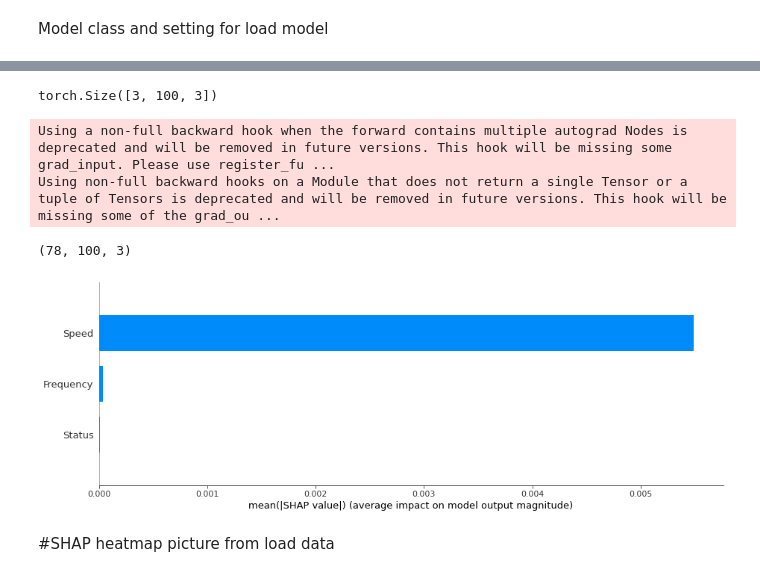
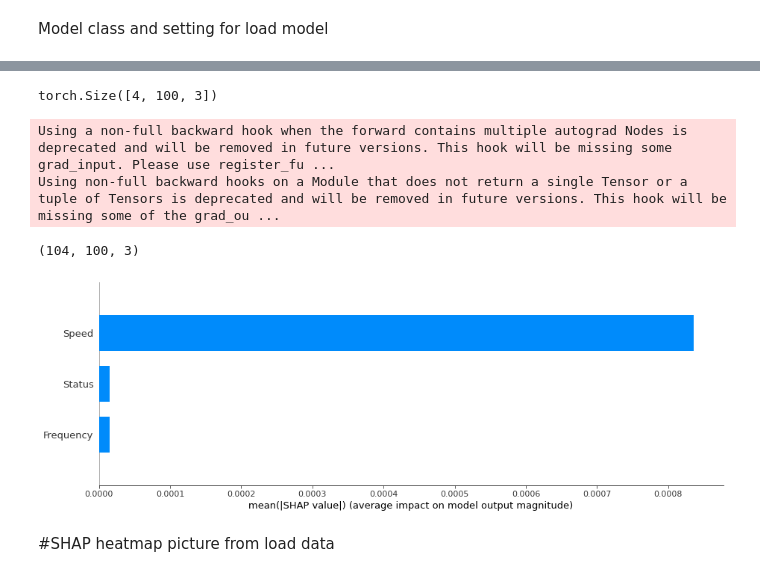
Before and after one commit to YiChingLLin/Dinkle, a Jupyter notebook: Dinkle_SHAP.ipynb, the cells around one changed output, grey strips where cells are left out. Cells and saved outputs as stored; diff of their text form; code cells hidden in the pictures.

```diff
--- a/Dinkle_SHAP.ipynb
+++ b/Dinkle_SHAP.ipynb
@@ -133,14 +131,14 @@ model = torch.load(folder_path + 'modelname')
 model.eval()
 
 # put train and test npy file path, ex: 'x_train.npy', 'x_test.npy','x_test_correct.npy'
-X_train = np.load(folder_path + 'train')
-X_test = np.load(folder_path + 'test')
+X_train = np.load(folder_path + 'x_train.npy')
+X_test = np.load(folder_path + 'x_test.npy')
 # %%
 """
 SHAP calculator, using SHAP github: https://github.com/slundberg/shap
 And save the 'shap.npy' for analysis
 """
-def shap_calculator(train, test):
+def shap_calculator(train, test, filename):
   X_train = torch.tensor(train).to(torch.float32)
   X_test = torch.tensor(test).to(torch.float32)
   print(X_test.shape)
@@ -150,7 +148,7 @@ def shap_calculator(train, test):
   explainer = shap.DeepExplainer(model, X_train[:100])
   shap_values_all = explainer.shap_values(X_test)
 
-  np.save(folder_path+'shap.npy', shap_values_all)
+  np.save(folder_path+'shap_'+str(filename)+'.npy', shap_values_all)
 
   X = np.array(shap_values_all).reshape(-1,sequence_num,3) #reshape the data for plot
   print(X.shape)
@@ -159,15 +181,15 @@ def shap_calculator(train, test):
 # %%
 """
 SHAP calculator using 'x_test_wrong.npy' for example
 """
 X_test = np.load(folder_path + 'x_test_wrong.npy')
-shap_calculator(X_train, X_test)
+shap_calculator(X_train, X_test, 'wrong')
 # %% [output]
-torch.Size([3, 100, 3])
+torch.Size([4, 100, 3])
 Using a non-full backward hook when the forward contains multiple autograd Nodes is deprecated and will be removed in future versions. This hook will be missing some grad_input. Please use register_fu ...
 Using non-full backward hooks on a Module that does not return a single Tensor or a tuple of Tensors is deprecated and will be removed in future versions. This hook will be missing some of the grad_ou ...
-(78, 100, 3)
+(104, 100, 3)
-[figure, old version]
+[figure, new version]
 # %% [markdown]
 #SHAP heatmap picture from load data
 # %%
```
Also changed, not shown: parts of 6 cells of this notebook, 6 other files.
